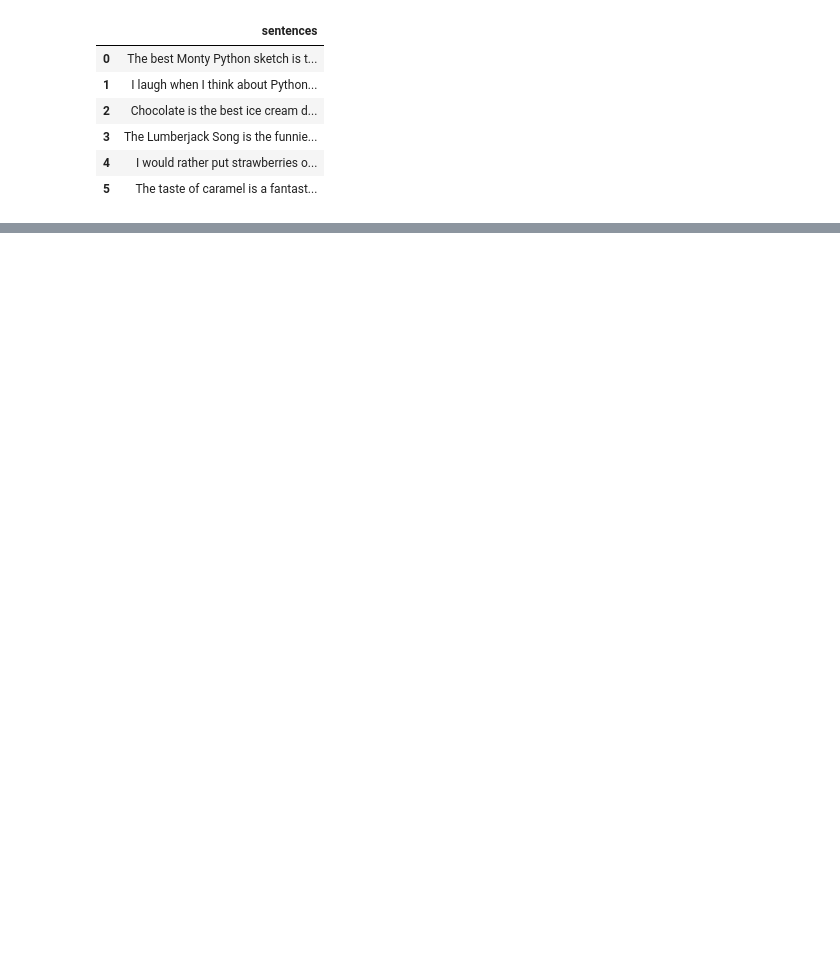
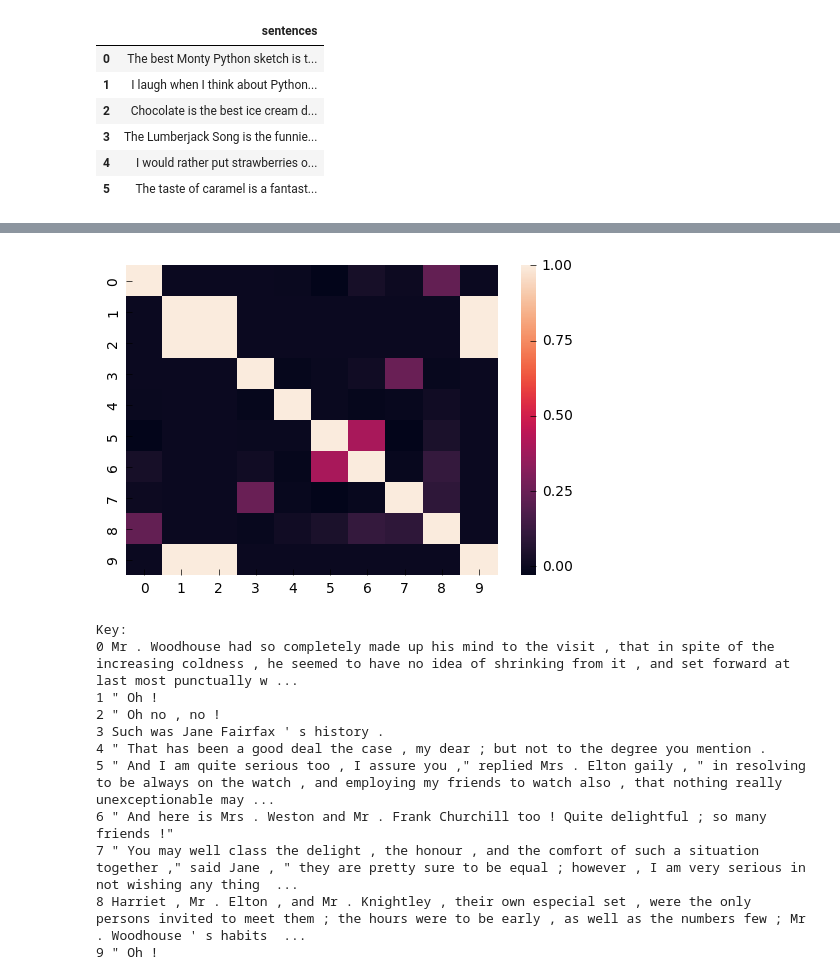
Before and after one commit to jmfrazier/Unit-3-files, a Jupyter notebook: 4.4.3.ipynb, the cells around one changed output, grey strips where cells are left out. Cells and saved outputs as stored; diff of their text form; code cells hidden in the pictures; blank space fills up the shorter version.

```diff
--- a/4.4.3.ipynb
+++ b/4.4.3.ipynb
@@ -106,0 +351,12 @@ df2
+# %%
+X_test_lsa = lsa.fit_transform(X_test_tfidf)
+
+variance_explained=svd.explained_variance_ratio_
+total_variance = variance_explained.sum()
+print("Percent variance captured by all components:",total_variance*100)
+
+#Looking at what sorts of paragraphs our solution considers similar, for the first five identified topics
+paras_by_component=pd.DataFrame(X_test_lsa,index=X_test)
+for i in range(5):
+    print('Component {}:'.format(i))
+    print(paras_by_component.loc[:,i].sort_values(ascending=False)[0:10])
@@ -106,0 +381,26 @@ df2
+# %%
+# Compute document similarity using LSA components
+similarity = np.asarray(np.asmatrix(X_test_lsa) * np.asmatrix(X_test_lsa).T)
+#Only taking the first 10 sentences
+sim_matrix=pd.DataFrame(similarity,index=X_test).iloc[0:10,0:10]
+#Making a plot
+ax = sns.heatmap(sim_matrix,yticklabels=range(10))
+plt.show()
+
+#Generating a key for the plot.
+print('Key:')
+for i in range(10):
+    print(i,sim_matrix.index[i])
+# %% [output]
+[figure, added]
+Key:
+0 Mr . Woodhouse had so completely made up his mind to the visit , that in spite of the increasing coldness , he seemed to have no idea of shrinking from it , and set forward at last most punctually w ...
+1 " Oh !
+2 " Oh no , no !
+3 Such was Jane Fairfax ' s history .
+4 " That has been a good deal the case , my dear ; but not to the degree you mention .
+5 " And I am quite serious too , I assure you ," replied Mrs . Elton gaily , " in resolving to be always on the watch , and employing my friends to watch also , that nothing really unexceptionable may ...
+6 " And here is Mrs . Weston and Mr . Frank Churchill too ! Quite delightful ; so many friends !"
+7 " You may well class the delight , the honour , and the comfort of such a situation together ," said Jane , " they are pretty sure to be equal ; however , I am very serious in not wishing any thing  ...
+8 Harriet , Mr . Elton , and Mr . Knightley , their own especial set , were the only persons invited to meet them ; the hours were to be early , as well as the numbers few ; Mr . Woodhouse ' s habits  ...
+9 " Oh !
```
Also changed, not shown: parts of 24 cells of this notebook.
